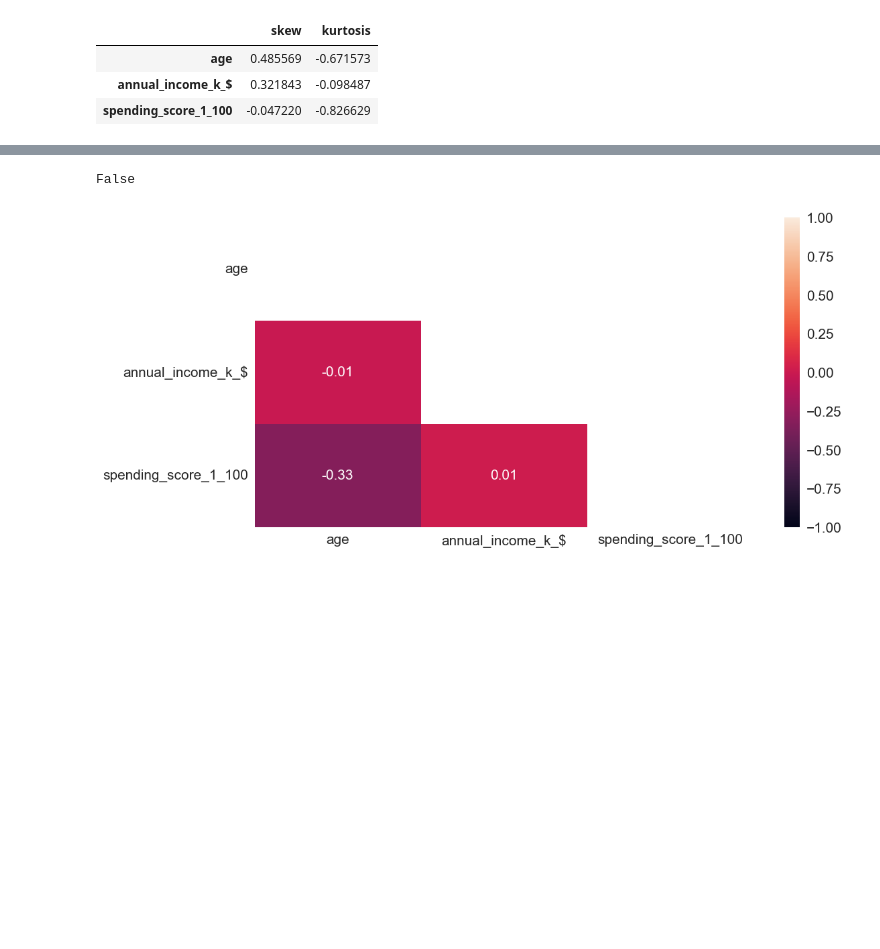
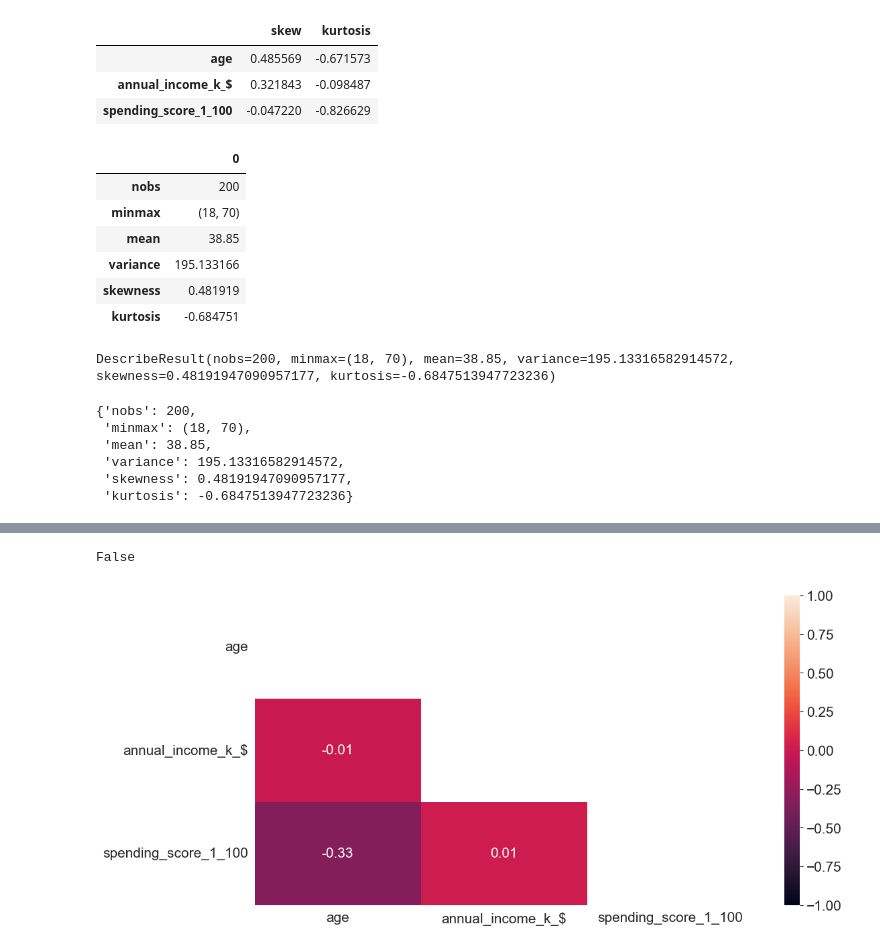
Before and after one commit to celik-muhammed/ML-Customers-Segmentation-Cluestering-Analysis-Project, a Jupyter notebook: ML-Customers-Segmentation-Cluestering-Analysis-Project.ipynb, the cells around one changed output, grey strips where cells are left out. Saved outputs shown, nothing was run; the diff lists cells and outputs as text; code cells hidden in the pictures; blank space fills up the shorter version.

```diff
--- a/ML-Customers-Segmentation-Cluestering-Analysis-Project.ipynb
+++ b/ML-Customers-Segmentation-Cluestering-Analysis-Project.ipynb
@@ -208,10 +197,29 @@ pd.concat([
 | age | 0.485569 | -0.671573 |
 | annual_income_k_$ | 0.321843 | -0.098487 |
 | spending_score_1_100 | -0.047220 | -0.826629 |
+# %%
+pd.DataFrame.from_dict(stats.describe(df['age'])._asdict(), orient='index')
+# %% [output]
+|  | 0 |
+| nobs | 200 |
+| minmax | (18, 70) |
+| mean | 38.85 |
+| variance | 195.133166 |
+| skewness | 0.481919 |
+| kurtosis | -0.684751 |
 # %%
-stats.describe(df)
+stats.describe(df['age'])
+# %% [output]
+DescribeResult(nobs=200, minmax=(18, 70), mean=38.85, variance=195.13316582914572, skewness=0.48191947090957177, kurtosis=-0.6847513947723236)
 # %%
-d = stats.describe(df['price'])._asdict()
+d = stats.describe(df['age'])._asdict()
 d
+# %% [output]
+{'nobs': 200,
+ 'minmax': (18, 70),
+ 'mean': 38.85,
+ 'variance': 195.13316582914572,
+ 'skewness': 0.48191947090957177,
+ 'kurtosis': -0.6847513947723236}
 # %%
 pd.DataFrame(d, columns=d.keys())
```
Also changed, not shown: parts of 15 cells of this notebook.
